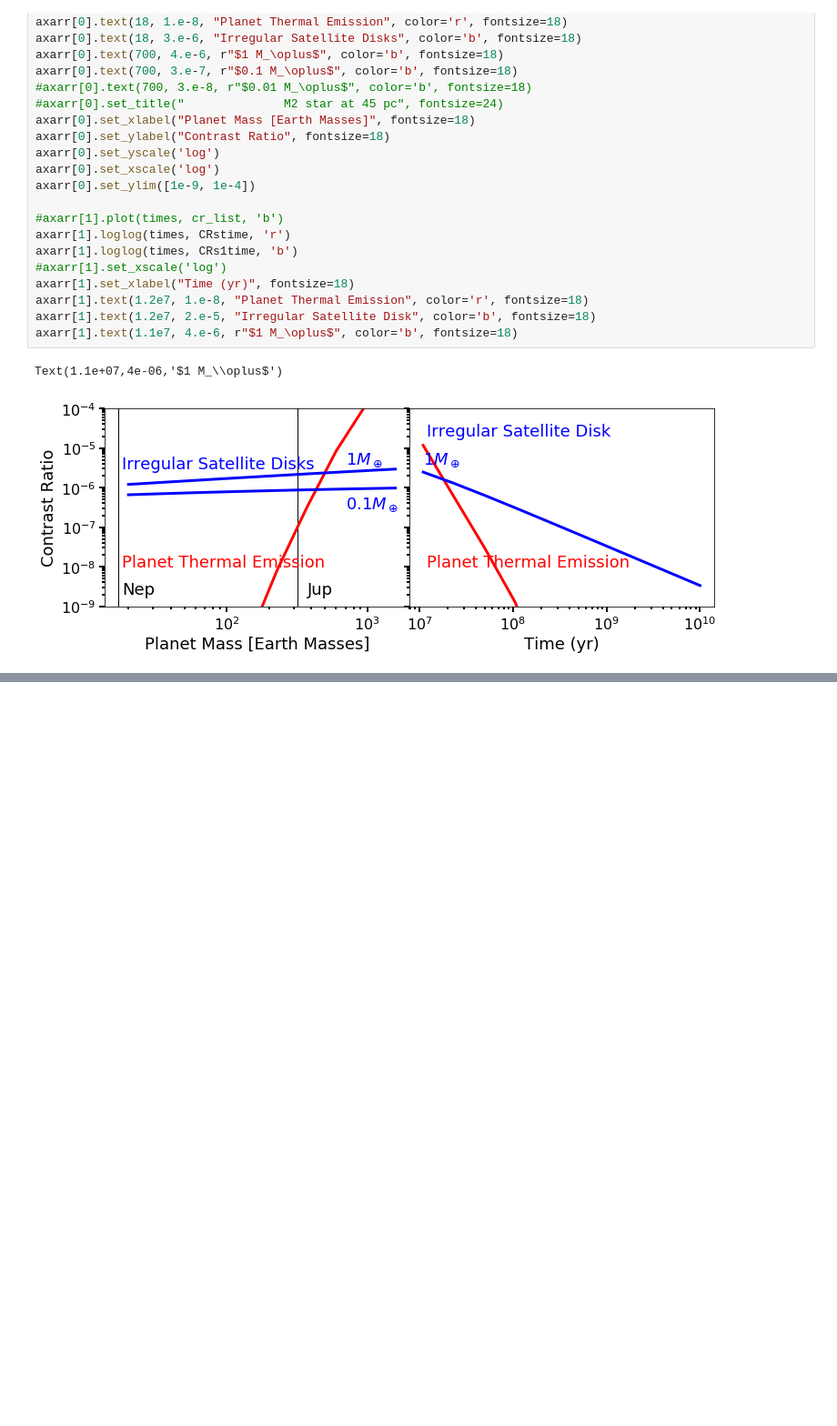
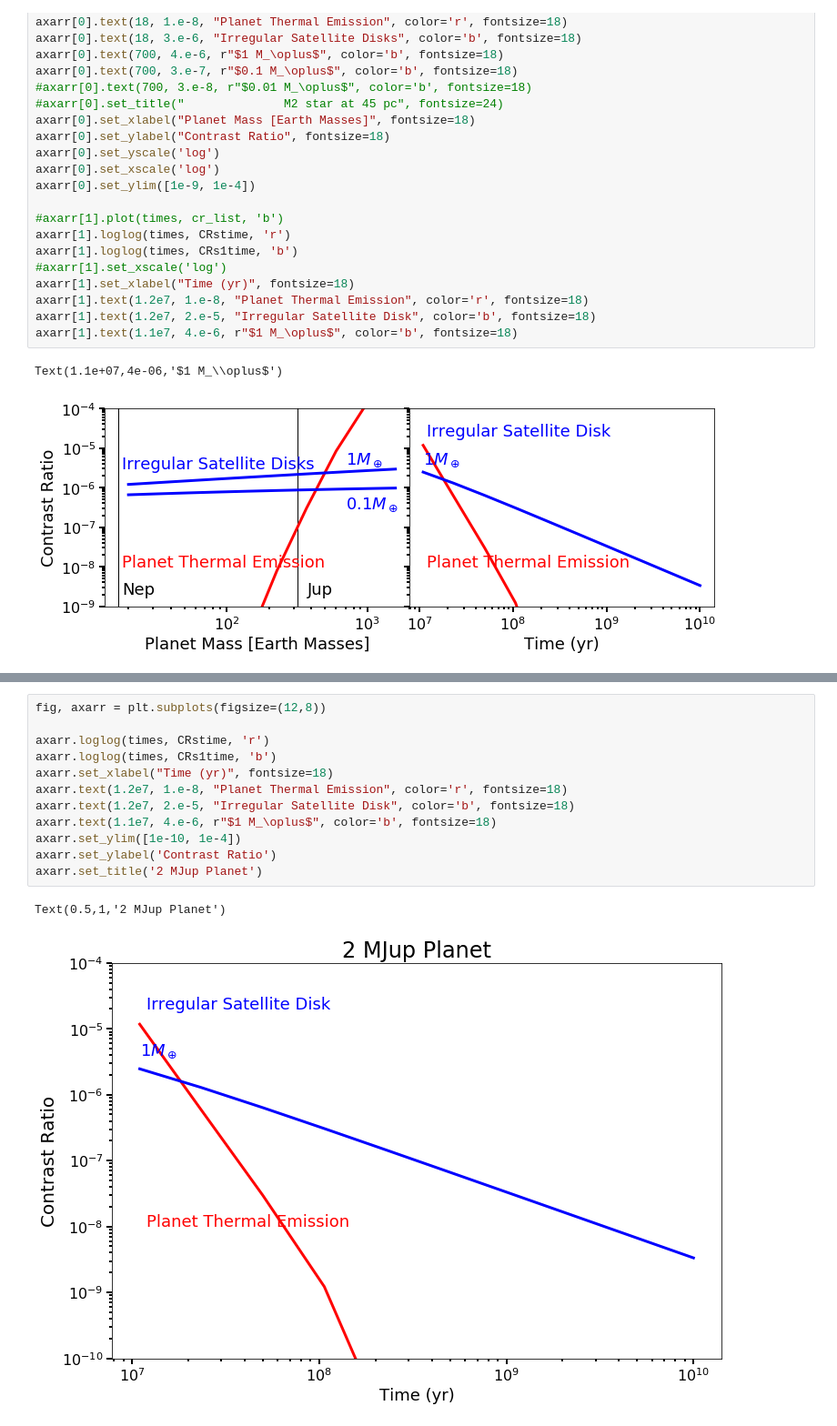
Before and after one commit to LoicNassif/CE-Irregular-Satellites, a Jupyter notebook: jupyter_examples/ContrastRatioScalings.ipynb, the cells around one changed output, grey strips where cells are left out. Shown at 91% size. Cells and saved outputs as stored; diff of their text form; blank space fills up the shorter version.

```diff
--- a/jupyter_examples/ContrastRatioScalings.ipynb
+++ b/jupyter_examples/ContrastRatioScalings.ipynb
@@ -91,0 +149,15 @@ Text(1.1e+07,4e-06,'$1 M_\\oplus$')
+# %%
+fig, axarr = plt.subplots(figsize=(12,8))
+
+axarr.loglog(times, CRstime, 'r')
+axarr.loglog(times, CRs1time, 'b')
+axarr.set_xlabel("Time (yr)", fontsize=18)
+axarr.text(1.2e7, 1.e-8, "Planet Thermal Emission", color='r', fontsize=18)
+axarr.text(1.2e7, 2.e-5, "Irregular Satellite Disk", color='b', fontsize=18)
+axarr.text(1.1e7, 4.e-6, r"$1 M_\oplus$", color='b', fontsize=18)
+axarr.set_ylim([1e-10, 1e-4])
+axarr.set_ylabel('Contrast Ratio')
+axarr.set_title('2 MJup Planet')
+# %% [output]
+Text(0.5,1,'2 MJup Planet')
+[figure, added]
```
Also changed, not shown: parts of 8 cells of this notebook, 5 other files.
